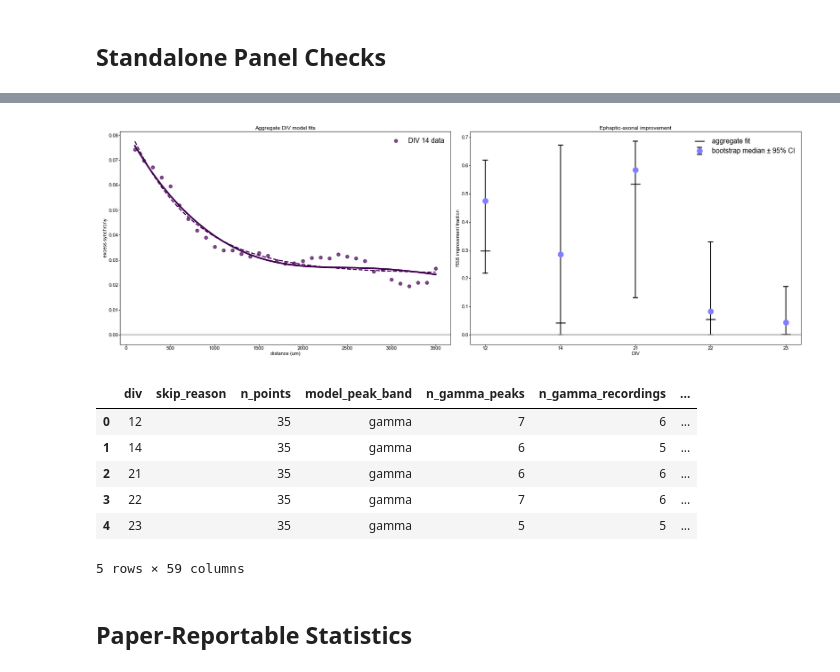
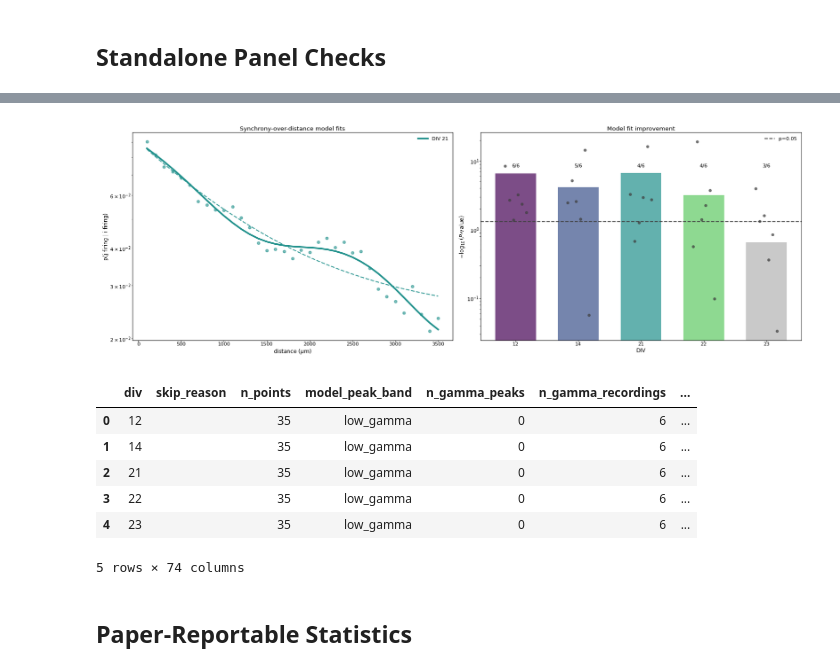
Before and after one commit to dlrebbin98/ephax, a Jupyter notebook: Notebooks/figure_4_activity_distance_compilation.ipynb, the cells around one changed output, grey strips where cells are left out. Drawn from its saved outputs; the diff is of its cells as text; code cells hidden in the pictures.

```diff
--- a/Notebooks/figure_4_activity_distance_compilation.ipynb
+++ b/Notebooks/figure_4_activity_distance_compilation.ipynb
@@ -1088,6 +1150,26 @@ def fit_quality(y, pred, n_params):
         "aic": float(n * np.log(max(rss / n, eps)) + 2 * int(n_params)),
         "bic": float(n * np.log(max(rss / n, eps)) + int(n_params) * np.log(n)),
     }
+
+
+
+def likelihood_ratio_stats(axonal_rss, ephaptic_rss, n_points, df_diff=1):
+    axonal_rss = float(axonal_rss) if np.isfinite(axonal_rss) else np.nan
+    ephaptic_rss = float(ephaptic_rss) if np.isfinite(ephaptic_rss) else np.nan
+    n_points = int(n_points) if np.isfinite(n_points) else 0
+    if n_points <= 0 or not np.isfinite(axonal_rss) or not np.isfinite(ephaptic_rss) or axonal_rss <= 0 or ephaptic_rss <= 0:
+        return {"lrt_stat": np.nan, "lrt_p_value": np.nan, "lrt_log10_p": np.nan}
+    stat = max(0.0, float(n_points) * np.log(axonal_rss / ephaptic_rss))
+    p_value = float(chi2.sf(stat, int(df_diff)))
+    log10_p = float(np.log10(max(p_value, np.finfo(float).tiny)))
+    return {"lrt_stat": stat, "lrt_p_value": p_value, "lrt_log10_p": log10_p}
+
+def fixed_model_axonal_speed_um_per_ms():
+    return float(FIXED_AXONAL_SPEED_MM_PER_MS) * 1000.0
+
+
+def fixed_model_axonal_speed_um_s():
+    return fixed_model_axonal_speed_um_per_ms() * 1000.0
 
 
 def gamma_kernel(distance_um, gamma_hz, v_eph_um_s, v_ax_um_s):
@@ -1154,7 +1236,6 @@ def fit_models_one_curve(
     n_gamma_recordings_override=None,
 ):
     df = curve_df[curve_df["div"].astype(int) == int(div)].sort_values("distance_bin_center_um")
-    wave_row = wave_summary_df[wave_summary_df["div"].astype(int) == int(div)]
     if gamma_hz_override is None:
         gamma, n_gamma_source_peaks, n_gamma_recordings = gamma_for_model(div, gamma_peak_df)
     else:
@@ -1162,14 +1243,13 @@ def fit_models_one_curve(
         gamma = gamma[np.isfinite(gamma)]
         n_gamma_source_peaks = int(n_gamma_source_peaks_override) if n_gamma_source_peaks_override is not None else int(gamma.size)
         n_gamma_recordings = int(n_gamma_recordings_override) if n_gamma_recordings_override is not None else 0
-    if df.empty or wave_row.empty or gamma.size == 0:
-        return None, None, {"div": int(div), "skip_reason": "missing synchrony, wave speed, or gamma peaks"}
+    if df.empty or gamma.size == 0:
+        return None, None, {"div": int(div), "skip_reason": "missing synchrony or gamma peaks"}
     x = df["distance_bin_center_um"].to_numpy(float)
     y = df["excess_sync"].to_numpy(float)
-    v_ax_um_per_ms = get_wave_speed_um_per_ms(wave_row)
-    if not np.isfinite(v_ax_um_per_ms) or v_ax_um_per_ms <= 0:
-        return None, None, {"div": int(div), "skip_reason": "missing aggregate axonal wave speed"}
-    v_ax_um_s = float(v_ax_um_per_ms) * 1000.0
+    v_ax_um_s = fixed_model_axonal_speed_um_s()
+    if not np.isfinite(v_ax_um_s) or v_ax_um_s <= 0:
+        return None, None, {"div": int(div), "skip_reason": "invalid fixed axonal speed"}
     kernel = gamma_kernel(x, gamma, v_eph_um_s, v_ax_um_s)
     valid = np.isfinite(x) & np.isfinite(y) & np.isfinite(kernel)
     x, y, kernel = x[valid], y[valid], kernel[valid]
@@ -1206,6 +1286,8 @@ def fit_models_one_curve(
         "gamma_peak_mean_hz": float(np.nanmean(gamma)),
         "v_eph_um_s": float(v_eph_um_s),
         "v_ax_um_s": float(v_ax_um_s),
+        "v_ax_mm_per_ms": float(FIXED_AXONAL_SPEED_MM_PER_MS),
+        "v_ax_source": "fixed_constant",
         "axonal_offset": float(p_ax[0]),
         "axonal_amplitude": float(p_ax[1]),
         "axonal_decay_um": float(p_ax[2]),
@@ -1222,6 +1304,7 @@ def fit_models_one_curve(
     row["rss_improvement_fraction"] = float((row["axonal_rss"] - row["ephaptic_rss"]) / row["axonal_rss"]) if row["axonal_rss"] and np.isfinite(row["axonal_rss"]) else np.nan
     row["delta_aic_ephaptic_minus_axonal"] = float(row["ephaptic_aic"] - row["axonal_aic"])
     row["delta_bic_ephaptic_minus_axonal"] = float(row["ephaptic_bic"] - row["axonal_bic"])
+    row.update(likelihood_ratio_stats(row["axonal_rss"], row["ephaptic_rss"], row["n_points"], df_diff=1))
     pred_df = pd.DataFrame({
         "div": int(div),
         "distance_bin_center_um": x,
@@ -1239,6 +1322,8 @@ MODEL_BOOTSTRAP_METRICS = [
     "delta_aic_ephaptic_minus_axonal",
     "delta_bic_ephaptic_minus_axonal",
     "correlation_coefficient",
+    "lrt_log10_p",
+    "lrt_p_value",
 ]
 
 
@@ -1878,20 +3364,20 @@ else:
 # %%
 
 fig, axes = plt.subplots(1, 2, figsize=(10, 3.4))
-draw_model_fit_panel(axes[0], div=14)
-draw_model_improvement_panel(axes[1])
+draw_model_fit_panel(axes[0], div=21)
+draw_model_lrt_panel(axes[1])
 fig.tight_layout()
 plt.show()
 model_fit_by_div
 # %% [output]
-[figure, old version]
+[figure, new version]
 |  | div | skip_reason | n_points | model_peak_band | n_gamma_peaks | n_gamma_recordings | ... |
-| 0 | 12 |  | 35 | gamma | 7 | 6 | ... |
-| 1 | 14 |  | 35 | gamma | 6 | 5 | ... |
-| 2 | 21 |  | 35 | gamma | 6 | 6 | ... |
-| 3 | 22 |  | 35 | gamma | 7 | 6 | ... |
-| 4 | 23 |  | 35 | gamma | 5 | 5 | ... |
+| 0 | 12 |  | 35 | low_gamma | 0 | 6 | ... |
+| 1 | 14 |  | 35 | low_gamma | 0 | 6 | ... |
+| 2 | 21 |  | 35 | low_gamma | 0 | 6 | ... |
+| 3 | 22 |  | 35 | low_gamma | 0 | 6 | ... |
+| 4 | 23 |  | 35 | low_gamma | 0 | 6 | ... |
-5 rows × 59 columns
+5 rows × 74 columns
 # %% [markdown]
 ## Paper-Reportable Statistics
 # %%
```
Also changed, not shown: parts of 14 cells of this notebook, 3 other files.
